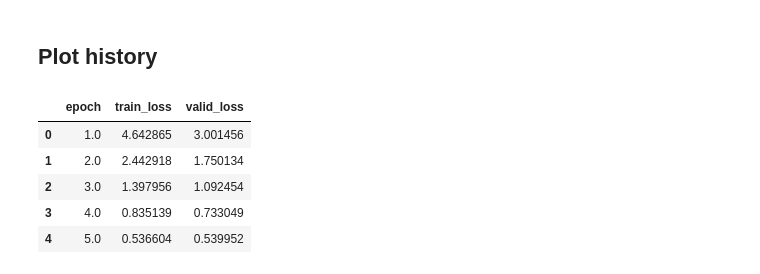
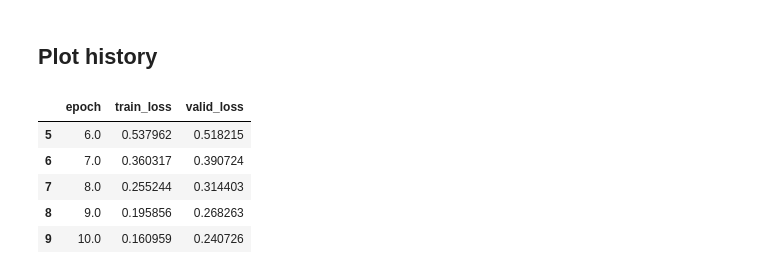
Before and after one commit to flying-bear/kompluxternaya, a Jupyter notebook: Assignment_6.ipynb, the cells around one changed output. Saved outputs shown, nothing was run; the diff lists cells and outputs as text; code cells hidden in the pictures.

```diff
--- a/Assignment_6.ipynb
+++ b/Assignment_6.ipynb
@@ -128,3 +136,3 @@ tokenizer.add_special_tokens(['<eos>', '<unk>'])
 # %%
-tokenizer.train(['content/valid.txt', 'content/train.txt'], vocab_size=20000)
+tokenizer.train(['content/valid.txt', 'content/train.txt', 'content/test.txt'], vocab_size=20000)
 # %%
@@ -164,20 +172,21 @@ plt.hist([len(tokenizer.encode(sent).ids) for sent in make_eos(train, end, '<eos
 # %%
 batch_size = 64
-seq_length = 25
+seq_length = 40
 # %% [markdown]
 ## torchtext
 # %%
-def eosed_tokenizer(tokenizer, text, eos_symbols=['.', '\n', '!', '?', '…'], eos_token='<eos>'):
+def eosed_tokenizer(tokenizer, text, eos_symbols=['.', '\n', '!', '?', '…'], eos_token='<eos>', start_token='<start>'):
   """
-  adds eos symbols and then tokenizes using a trained tokenizers.tokenizer
+  cleans text of empty sentences adds start and eos symbols and then tokenizes using a trained tokenizers.tokenizer
 
   :param tokenizer: tokenizers.tokenizer, trained
   :param text: str, text
   :param eos_symbols: list of str, symbols that signify end of sentence, optional, default ['.', '\n', '!', '?', '…']
   :param eos_token: str, what to replace eos_symbols with, optional, deafault '<eos>'
+  :param str_token: str, what to indicate sentence beginnings, optional, deafault '<start>'
   :return: list of str, tokens
   """
-  eosed = make_eos(text, eos_symbols, eos_token)
+  eosed = make_eos(text, eos_symbols, eos_token, start_token)
   return tokenizer.encode(eosed).tokens
 # %%
 eosed_tokenizer(tokenizer, 'I hate programming omg I hate it so much')
@@ -259,7 +272,10 @@ class MyModel(nn.Module):
 
     def forward(self, batch):
 
-        x = batch.text.T
+        if hasattr(batch, 'text'):
+          x = batch.text.T
+        else:
+          x = batch
 
         x = self.embedding(x)
 
@@ -377,14 +392,14 @@ validation loss 0.43368
 # %% [markdown]
 ## Plot history
 # %%
-history_df.head()
+history_df.tail()
 # %% [output]
 |  | epoch | train_loss | valid_loss |
-| 0 | 1.0 | 4.642865 | 3.001456 |
-| 1 | 2.0 | 2.442918 | 1.750134 |
-| 2 | 3.0 | 1.397956 | 1.092454 |
-| 3 | 4.0 | 0.835139 | 0.733049 |
-| 4 | 5.0 | 0.536604 | 0.539952 |
+| 5 | 6.0 | 0.537962 | 0.518215 |
+| 6 | 7.0 | 0.360317 | 0.390724 |
+| 7 | 8.0 | 0.255244 | 0.314403 |
+| 8 | 9.0 | 0.195856 | 0.268263 |
+| 9 | 10.0 | 0.160959 | 0.240726 |
 # %%
 print(len(train_losses))
 print(len(valid_losses))
```
Also changed, not shown: parts of 68 cells of this notebook.
